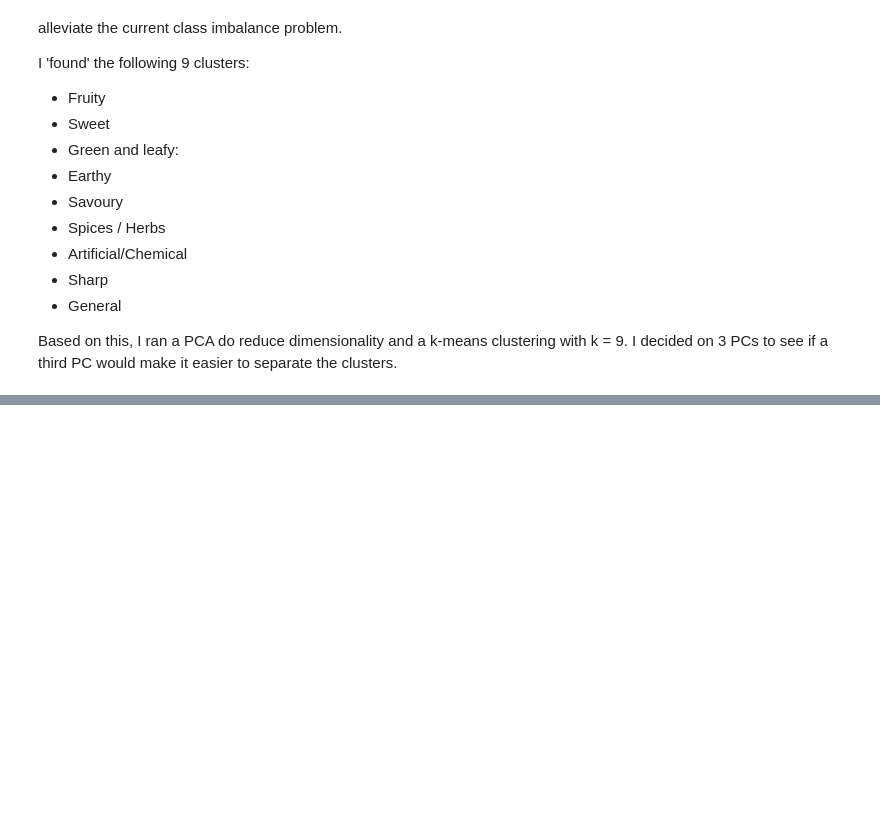
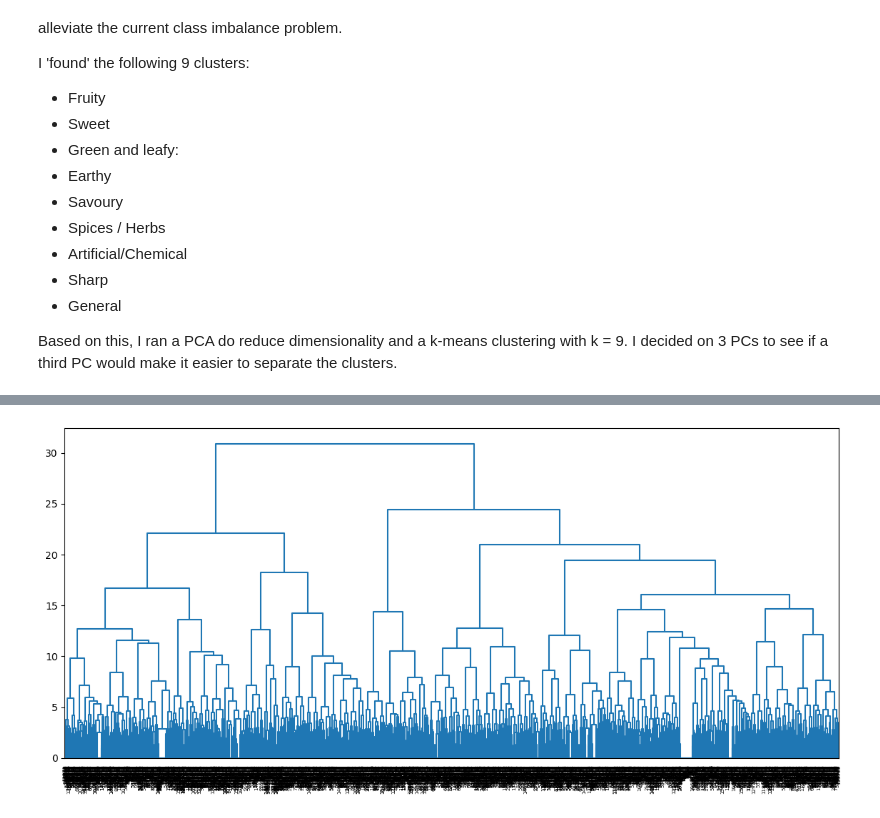
Before and after one commit to IOuadah/SML_Project, a Jupyter notebook: data_prep.ipynb, the cells around one changed output, grey strips where cells are left out. Drawn from its saved outputs; the diff is of its cells as text; code cells hidden in the pictures; blank space fills up the shorter version.

```diff
--- a/data_prep.ipynb
+++ b/data_prep.ipynb
@@ -267,0 +329,4 @@ plt.show()
+# %%
+plot_dendrogram(labels_, labels = labels_.index)
+# %% [output]
+[figure, added]
```
Also changed, not shown: parts of 11 cells of this notebook.
